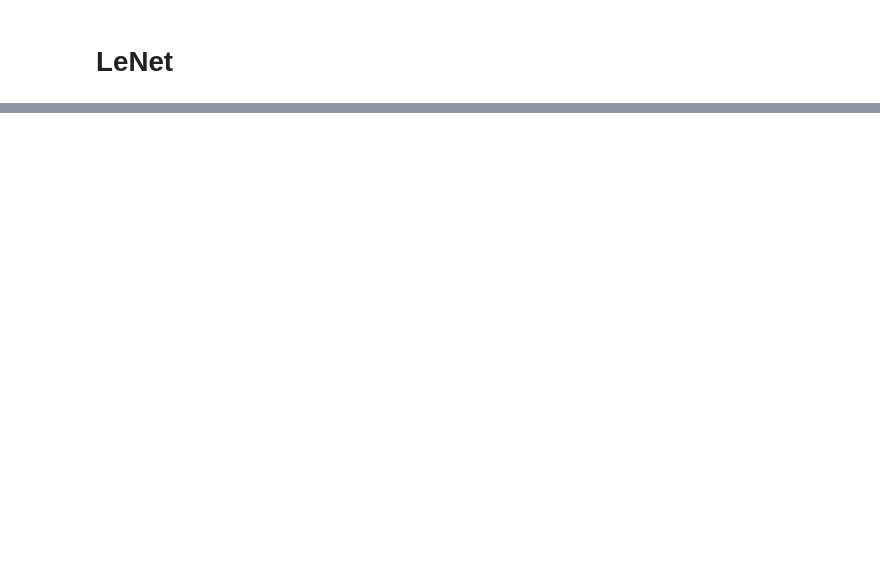
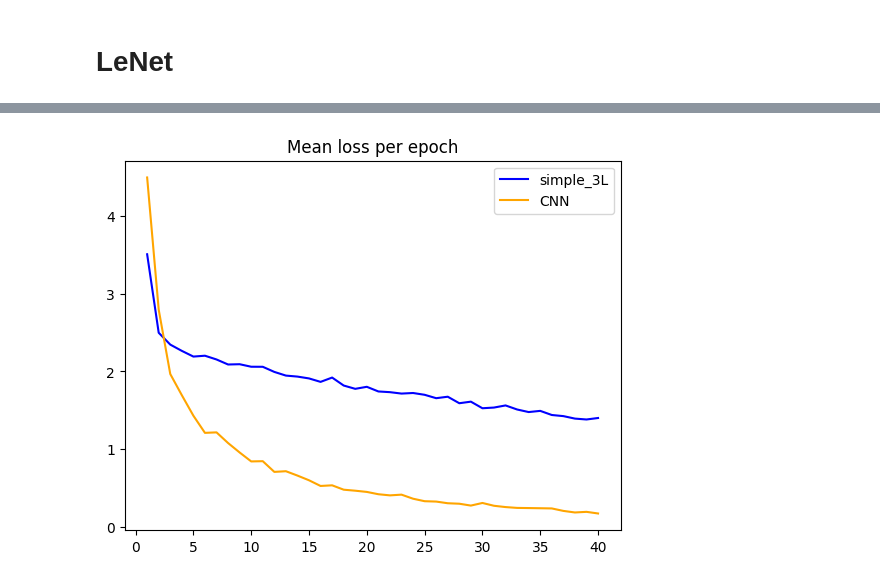
Before and after one commit to IvaMorozilka/CNN-LeNet, a Jupyter notebook: CNN_V3.ipynb, the cells around one changed output, grey strips where cells are left out. Cells and saved outputs as stored; diff of their text form; code cells hidden in the pictures; blank space fills up the shorter version.

```diff
--- a/CNN_V3.ipynb
+++ b/CNN_V3.ipynb
@@ -555,24 +578,35 @@ X_test = X_test.reshape(-1, 1,28,28)
 # %%
 lenet5 = NerualNetworkBase(
     [
-        Сonvolution(1, 6, 5, stride=1, padding=2),
+        Сonvolution(1, 6, 5),
         ReLU(),
         MaxPooling(2, 2),
-        Сonvolution(6, 16, 5),
+        # Сonvolution(6, 16, 5),
+        # ReLU(),
+        # MaxPooling(2,2),
+        Reshape((-1, 6*12*12)),
+        Dense(6*12*12, 120),
+        # ReLU(),
+        # Dense(120,84),
         ReLU(),
-        MaxPooling(2,2),
-        Reshape((-1, 16*5*5)),
-        Dense(16*5*5, 120),
-        ReLU(),
-        Dense(120,84),
-        ReLU(),
-        Dense(84, 10),
+        Dense(120, 10),
         Softmax()
     ],
     cross_entropy_loss
 )
 
-lenet5.train(X_train, y_train, batch_size=256, learning_rate=0.001, epochs=40, print_epoch_loss=True)
+lenet5.train(X_train, y_train, batch_size=256, learning_rate=10e-5, epochs=40, print_epoch_loss=True)
 lenet5.print_total_time()
 lenet5.show_loss()
+
+### Epoch: 1, time: 0.08s, mean loss: 2.24374221
+### Epoch: 2, time: 0.08s, mean loss: 1.60575453
+### Epoch: 3, time: 0.08s, mean loss: 1.25636479
+### Epoch: 4, time: 0.08s, mean loss: 1.02225736
+### Epoch: 5, time: 0.08s, mean loss: 0.86521142
+### Epoch: 6, time: 0.08s, mean loss: 0.75468505
+### Epoch: 7, time: 0.08s, mean loss: 0.66888148
+### Epoch: 8, time: 0.08s, mean loss: 0.61237000
+### Epoch: 9, time: 0.08s, mean loss: 0.57029579
+### Epoch: 10, time: 0.08s, mean loss: 0.53948773
 # %% [output]
@@ -603,0 +635,12 @@ weighted avg       0.02      0.12      0.03       200
+# %%
+simple_loss = simple_3L_network.get_loss()
+lenet5_loss = lenet5.get_loss()
+x = range(1, len(simple_loss) + 1)
+
+plt.plot(x, simple_loss, color='blue', label = 'simple_3L')
+plt.plot(x, lenet5_loss, color='orange', label = 'CNN')
+plt.title('Mean loss per epoch')
+plt.legend()
+plt.show()
+# %% [output]
+[figure, added]
```
Also changed, not shown: parts of 8 cells of this notebook.
